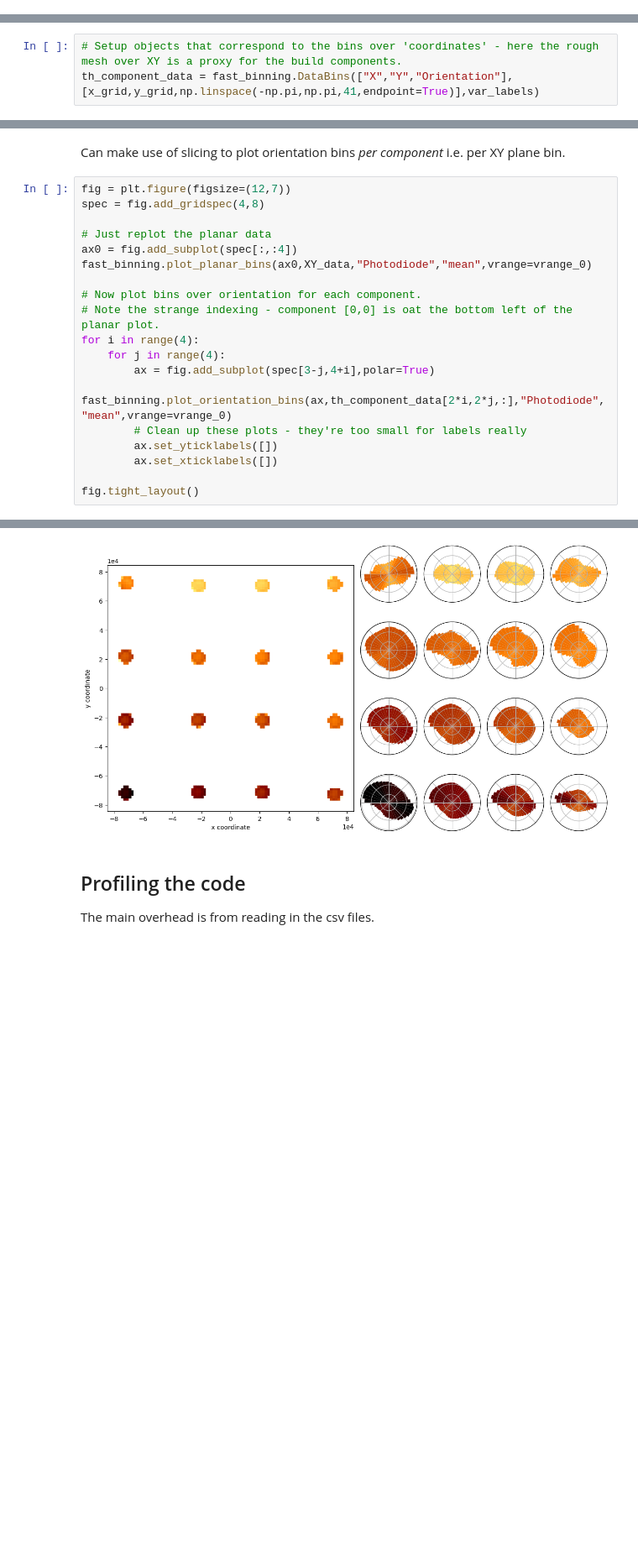
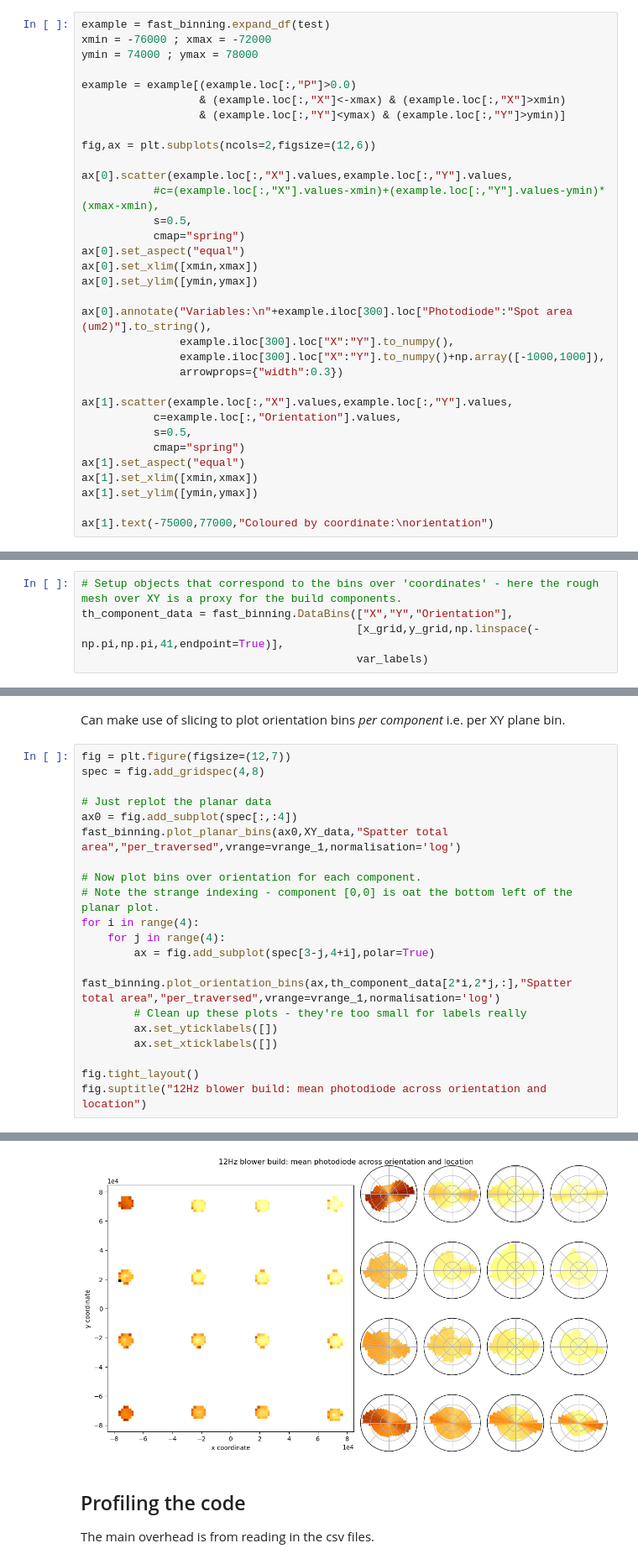
Before and after one commit to PatLT/grouch-binning, a Jupyter notebook: binning_v2.ipynb, the cells around one changed output, grey strips where cells are left out. Shown at 84% size. Cells and saved outputs as stored; diff of their text form; blank space fills up the shorter version.

Commit message:
Added a stage-by-stage example to the examples notebook. Improved plotting functions and caught a bug.

```diff
--- a/binning_v2.ipynb
+++ b/binning_v2.ipynb
@@ -35,3 +40,36 @@ x_grid,y_grid = fast_binning.optimal_grid(["X","Y"],
                                           sub_divisions=6,
                                           aux_variable="P",
                                           tol=1000.0)
+# %%
+example = fast_binning.expand_df(test)
+xmin = -76000 ; xmax = -72000
+ymin = 74000 ; ymax = 78000
+
+example = example[(example.loc[:,"P"]>0.0)
+                  & (example.loc[:,"X"]<-xmax) & (example.loc[:,"X"]>xmin)
+                  & (example.loc[:,"Y"]<ymax) & (example.loc[:,"Y"]>ymin)]
+
+fig,ax = plt.subplots(ncols=2,figsize=(12,6))
+
+ax[0].scatter(example.loc[:,"X"].values,example.loc[:,"Y"].values,
+           #c=(example.loc[:,"X"].values-xmin)+(example.loc[:,"Y"].values-ymin)*(xmax-xmin),
+           s=0.5,
+           cmap="spring")
+ax[0].set_aspect("equal")
+ax[0].set_xlim([xmin,xmax])
+ax[0].set_ylim([ymin,ymax])
+
+ax[0].annotate("Variables:\n"+example.iloc[300].loc["Photodiode":"Spot area (um2)"].to_string(),
+               example.iloc[300].loc["X":"Y"].to_numpy(),
+               example.iloc[300].loc["X":"Y"].to_numpy()+np.array([-1000,1000]),
+               arrowprops={"width":0.3})
+
+ax[1].scatter(example.loc[:,"X"].values,example.loc[:,"Y"].values,
+           c=example.loc[:,"Orientation"].values,
+           s=0.5,
+           cmap="spring")
+ax[1].set_aspect("equal")
+ax[1].set_xlim([xmin,xmax])
+ax[1].set_ylim([ymin,ymax])
+
+ax[1].text(-75000,77000,"Coloured by coordinate:\norientation")
@@ -146,7 +196,9 @@ x_grid,y_grid = fast_binning.optimal_grid(["X","Y"],
                                           tol=1000.0)
 # %%
 # Setup objects that correspond to the bins over 'coordinates' - here the rough mesh over XY is a proxy for the build components.
-th_component_data = fast_binning.DataBins(["X","Y","Orientation"],[x_grid,y_grid,np.linspace(-np.pi,np.pi,41,endpoint=True)],var_labels)
+th_component_data = fast_binning.DataBins(["X","Y","Orientation"],
+                                          [x_grid,y_grid,np.linspace(-np.pi,np.pi,41,endpoint=True)],
+                                          var_labels)
 # %%
 # Note that due to the large overhead of reading .csv files, it would be faster to do this in the same loop as the one above.
 for file in tqdm.tqdm(listdir(dir_)):
@@ -174,17 +226,18 @@ spec = fig.add_gridspec(4,8)
 
 # Just replot the planar data
 ax0 = fig.add_subplot(spec[:,:4])
-fast_binning.plot_planar_bins(ax0,XY_data,"Photodiode","mean",vrange=vrange_0)
+fast_binning.plot_planar_bins(ax0,XY_data,"Spatter total area","per_traversed",vrange=vrange_1,normalisation='log')
 
 # Now plot bins over orientation for each component.
 # Note the strange indexing - component [0,0] is oat the bottom left of the planar plot.
 for i in range(4):
     for j in range(4):
         ax = fig.add_subplot(spec[3-j,4+i],polar=True)
-        fast_binning.plot_orientation_bins(ax,th_component_data[2*i,2*j,:],"Photodiode","mean",vrange=vrange_0)
+        fast_binning.plot_orientation_bins(ax,th_component_data[2*i,2*j,:],"Spatter total area","per_traversed",vrange=vrange_1,normalisation='log')
         # Clean up these plots - they're too small for labels really
         ax.set_yticklabels([])
         ax.set_xticklabels([])
 
 fig.tight_layout()
+fig.suptitle("12Hz blower build: mean photodiode across orientation and location")
 # %% [output]
@@ -191,4 +245,4 @@ fig.tight_layout()
-[figure, old version]
+[figure, new version]
 # %% [markdown]
 ## Profiling the code
 The main overhead is from reading in the csv files.
```
Also changed, not shown: parts of 11 cells of this notebook, 1 other file.
